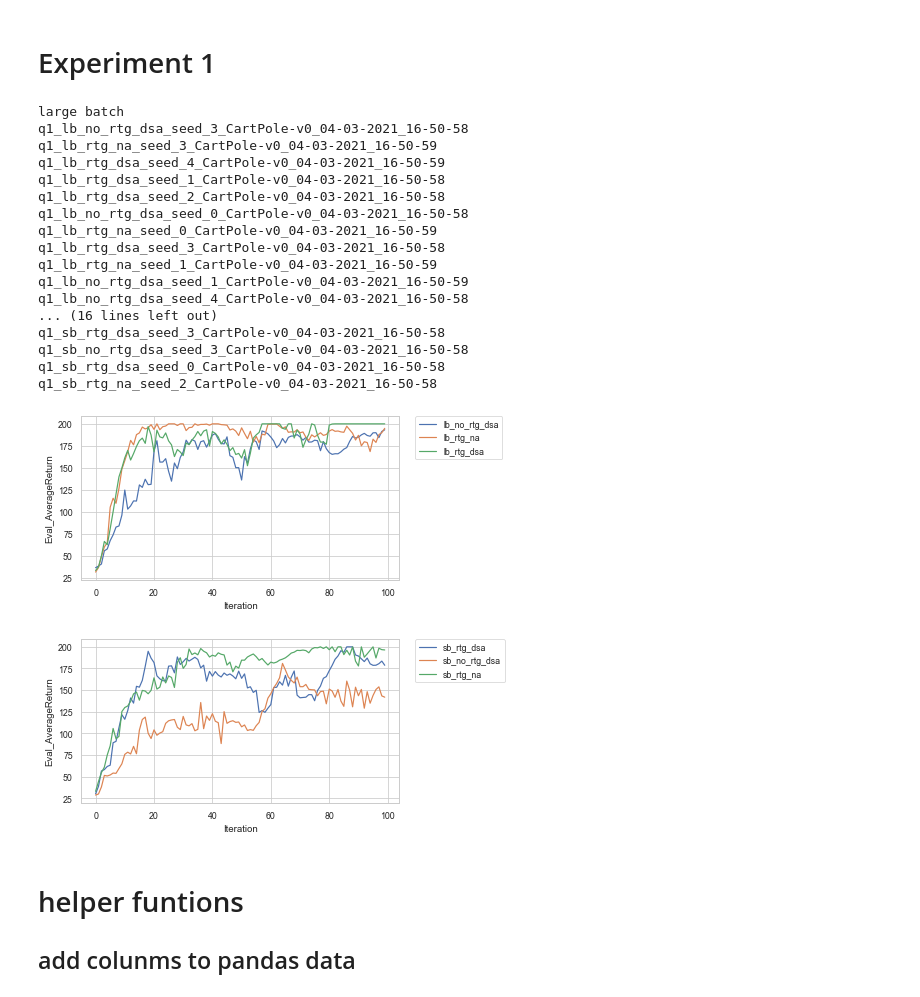
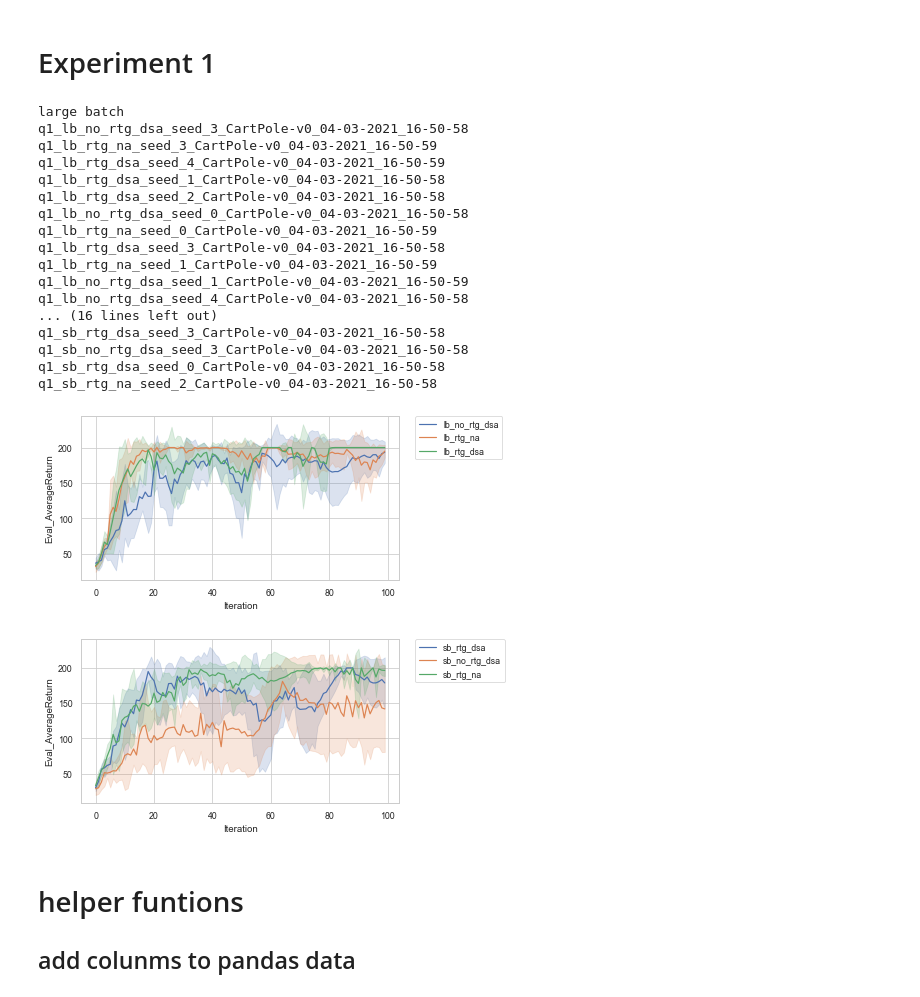
Before and after one commit to MinWang1997/CS285-Deep-Reinforcement-Learning, a Jupyter notebook: homework_fall2020-master/hw2/dataviz.ipynb, the cells around one changed output. Cells and saved outputs as stored; diff of their text form; code cells hidden in the pictures.

```diff
--- a/homework_fall2020-master/hw2/dataviz.ipynb
+++ b/homework_fall2020-master/hw2/dataviz.ipynb
@@ -239,31 +240,31 @@ def plot_overseeds(data_to_plot,fig_name):
 # %%
 print('large batch')
 data_q1_lb = read_data('q1_lb','CartPole-v0')
-plot_return(data_q1_lb, 'q1_lb',config='Experiment')
+plot_return(data_q1_lb, 'q1_lb',config='Experiment',plot_std=True)
 
 print('small batch')
 data_q1_sb = read_data('q1_sb','CartPole-v0')
-plot_return(data_q1_sb, 'q1_sb',config='Experiment')
+plot_return(data_q1_sb, 'q1_sb',config='Experiment',plot_std=True)
 # %% [output]
 large batch
 q1_lb_no_rtg_dsa_seed_3_CartPole-v0_04-03-2021_16-50-58
 q1_lb_rtg_na_seed_3_CartPole-v0_04-03-2021_16-50-59
 q1_lb_rtg_dsa_seed_4_CartPole-v0_04-03-2021_16-50-59
 q1_lb_rtg_dsa_seed_1_CartPole-v0_04-03-2021_16-50-58
 q1_lb_rtg_dsa_seed_2_CartPole-v0_04-03-2021_16-50-58
 q1_lb_no_rtg_dsa_seed_0_CartPole-v0_04-03-2021_16-50-58
 q1_lb_rtg_na_seed_0_CartPole-v0_04-03-2021_16-50-59
 q1_lb_rtg_dsa_seed_3_CartPole-v0_04-03-2021_16-50-58
 q1_lb_rtg_na_seed_1_CartPole-v0_04-03-2021_16-50-59
 q1_lb_no_rtg_dsa_seed_1_CartPole-v0_04-03-2021_16-50-59
 q1_lb_no_rtg_dsa_seed_4_CartPole-v0_04-03-2021_16-50-58
 ... (16 lines left out)
 q1_sb_rtg_dsa_seed_3_CartPole-v0_04-03-2021_16-50-58
 q1_sb_no_rtg_dsa_seed_3_CartPole-v0_04-03-2021_16-50-58
 q1_sb_rtg_dsa_seed_0_CartPole-v0_04-03-2021_16-50-58
 q1_sb_rtg_na_seed_2_CartPole-v0_04-03-2021_16-50-58
-[figure, old version]
+[figure, new version]
-[figure, old version]
+[figure, new version]
 # %% [markdown]
 # helper funtions
 ## add colunms to pandas data
```
Also changed, not shown: parts of 4 cells of this notebook, 13 other files.
